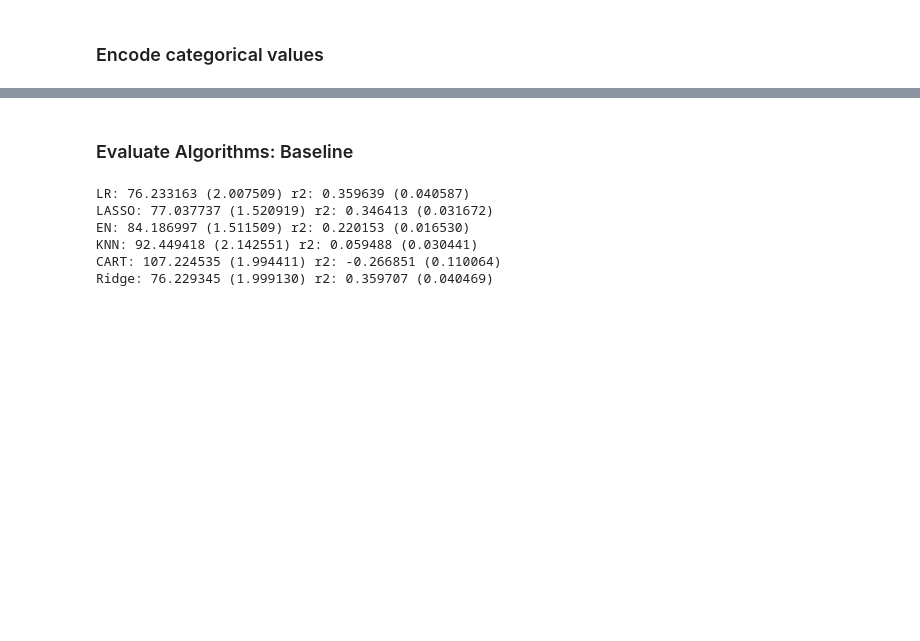
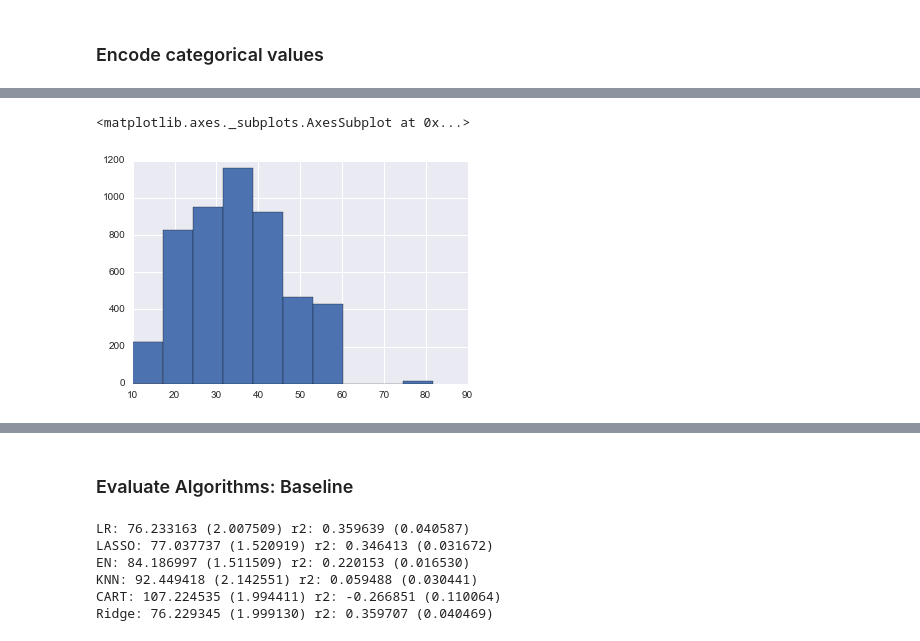
Before and after one commit to shintotm/TestScorePrediction, a Jupyter notebook: PreProcessing.ipynb, the cells around one changed output, grey strips where cells are left out. Cells and saved outputs as stored; diff of their text form; code cells hidden in the pictures; blank space fills up the shorter version.

```diff
--- a/PreProcessing.ipynb
+++ b/PreProcessing.ipynb
@@ -92,0 +124,5 @@ pisaTrain = pisaTrain.drop('raceeth', axis=1)
+# %%
+np.sqrt(pisa['schoolSize']).hist()
+# %% [output]
+<matplotlib.axes._subplots.AxesSubplot at 0x...>
+[figure, added]
```
Also changed, not shown: parts of 24 cells of this notebook, 2 other files.
